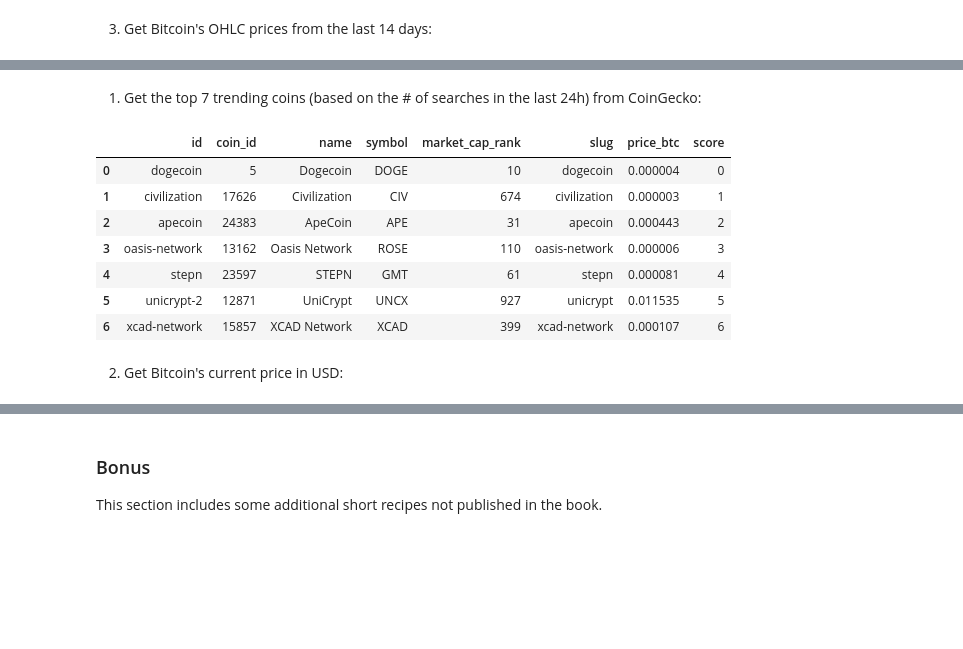
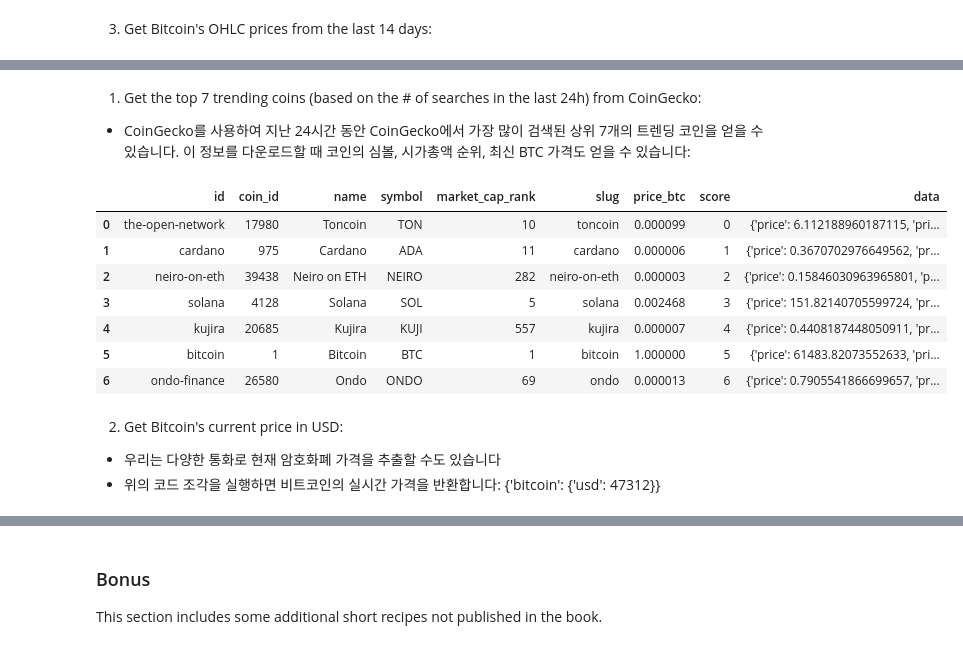
Before and after one commit to restful3/ml4t, a Jupyter notebook: source/Python_for_Finance_Cookbook/chapter_1_song.ipynb, the cells around one changed output, grey strips where cells are left out. Drawn from its saved outputs; the diff is of its cells as text; code cells hidden in the pictures; blank space fills up the shorter version.

```diff
--- a/source/Python_for_Finance_Cookbook/chapter_1_song.ipynb
+++ b/source/Python_for_Finance_Cookbook/chapter_1_song.ipynb
@@ -850,2 +887,3 @@ ohlc_df
 # %% [markdown]
 1. Get the top 7 trending coins (based on the # of searches in the last 24h) from CoinGecko:
+- CoinGecko를 사용하여 지난 24시간 동안 CoinGecko에서 가장 많이 검색된 상위 7개의 트렌딩 코인을 얻을 수 있습니다. 이 정보를 다운로드할 때 코인의 심볼, 시가총액 순위, 최신 BTC 가격도 얻을 수 있습니다:
@@ -852,20 +892,21 @@ ohlc_df
 # %%
-trending_coins = cg.get_search_trending()
 (
     pd.DataFrame([coin["item"] for coin in trending_coins["coins"]])
-    .drop(columns=["thumb", "small", "large"])
+    .drop(columns=["thumb", "small", "large"]).head(7)
 )
 # %% [output]
-|  | id | coin_id | name | symbol | market_cap_rank | slug | price_btc | score |
-| 0 | dogecoin | 5 | Dogecoin | DOGE | 10 | dogecoin | 0.000004 | 0 |
-| 1 | civilization | 17626 | Civilization | CIV | 674 | civilization | 0.000003 | 1 |
-| 2 | apecoin | 24383 | ApeCoin | APE | 31 | apecoin | 0.000443 | 2 |
-| 3 | oasis-network | 13162 | Oasis Network | ROSE | 110 | oasis-network | 0.000006 | 3 |
-| 4 | stepn | 23597 | STEPN | GMT | 61 | stepn | 0.000081 | 4 |
-| 5 | unicrypt-2 | 12871 | UniCrypt | UNCX | 927 | unicrypt | 0.011535 | 5 |
-| 6 | xcad-network | 15857 | XCAD Network | XCAD | 399 | xcad-network | 0.000107 | 6 |
+|  | id | coin_id | name | symbol | market_cap_rank | slug | price_btc | score | data |
+| 0 | the-open-network | 17980 | Toncoin | TON | 10 | toncoin | 0.000099 | 0 | {'price': 6.112188960187115, 'pri... |
+| 1 | cardano | 975 | Cardano | ADA | 11 | cardano | 0.000006 | 1 | {'price': 0.3670702976649562, 'pr... |
+| 2 | neiro-on-eth | 39438 | Neiro on ETH | NEIRO | 282 | neiro-on-eth | 0.000003 | 2 | {'price': 0.15846030963965801, 'p... |
+| 3 | solana | 4128 | Solana | SOL | 5 | solana | 0.002468 | 3 | {'price': 151.82140705599724, 'pr... |
+| 4 | kujira | 20685 | Kujira | KUJI | 557 | kujira | 0.000007 | 4 | {'price': 0.4408187448050911, 'pr... |
+| 5 | bitcoin | 1 | Bitcoin | BTC | 1 | bitcoin | 1.000000 | 5 | {'price': 61483.82073552633, 'pri... |
+| 6 | ondo-finance | 26580 | Ondo | ONDO | 69 | ondo | 0.000013 | 6 | {'price': 0.7905541866699657, 'pr... |
-# %% [markdown]
-2. Get Bitcoin's current price in USD:
+# %% [markdown]
+2. Get Bitcoin's current price in USD:
+- 우리는 다양한 통화로 현재 암호화폐 가격을 추출할 수도 있습니다
+- 위의 코드 조각을 실행하면 비트코인의 실시간 가격을 반환합니다: {'bitcoin': {'usd': 47312}}
 # %%
 cg.get_price(ids="bitcoin", vs_currencies="usd")
 # %% [output]
```
Also changed, not shown: parts of 21 cells of this notebook.
